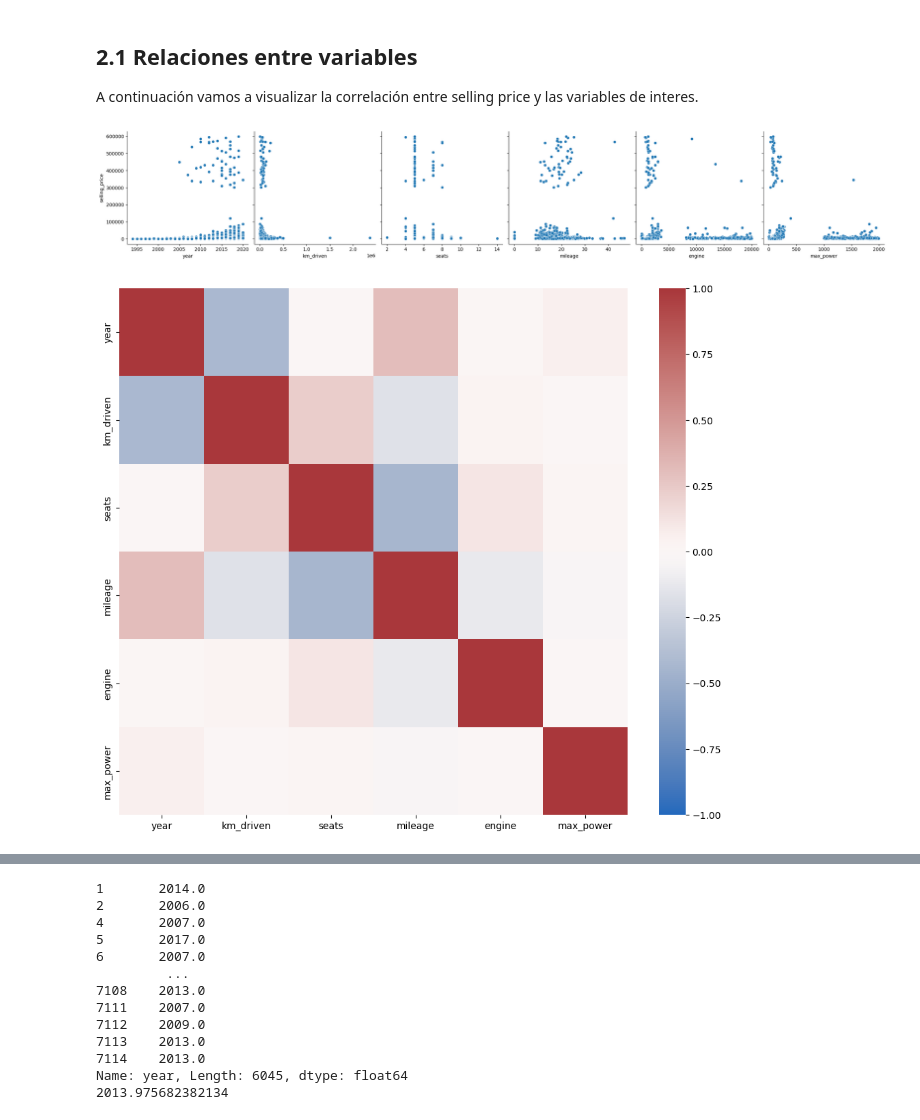
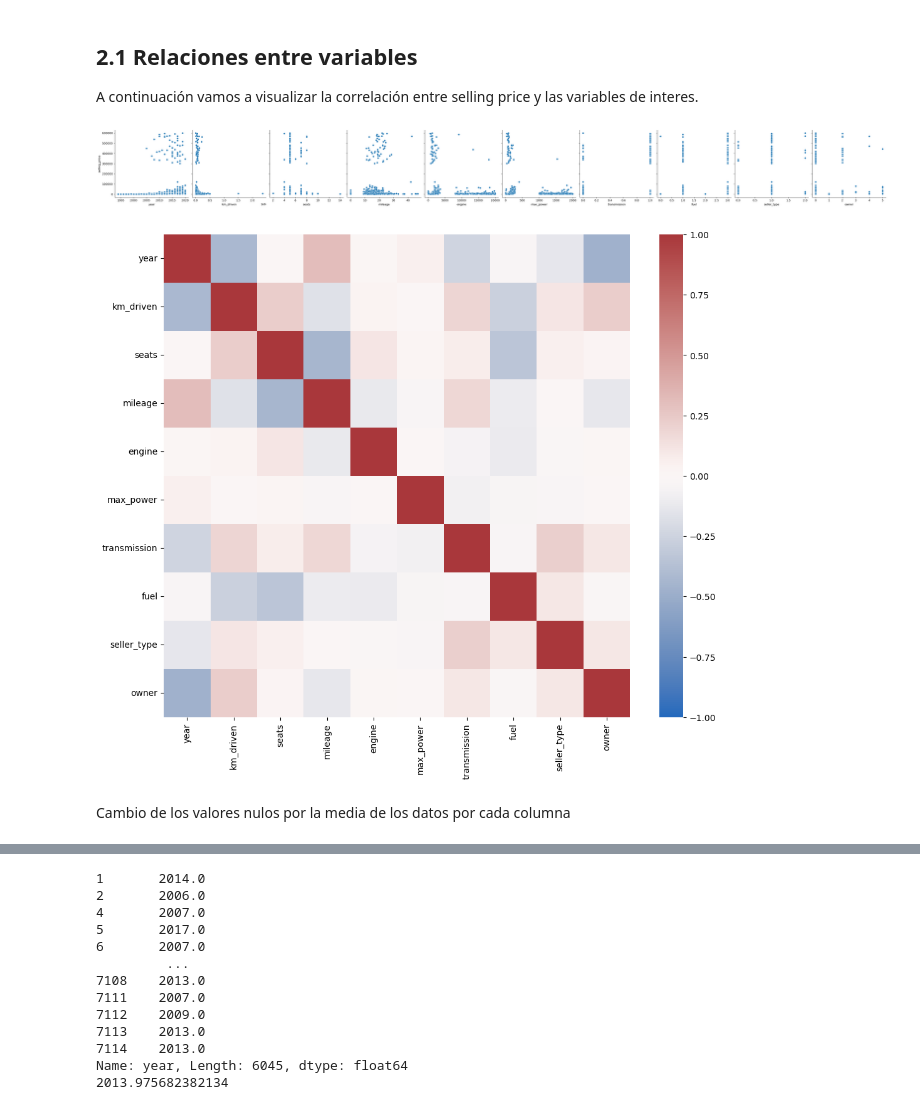
Before and after one commit to Paolaaaaaa/Lab2-Regresion, a Jupyter notebook: Regresion.ipynb, the cells around one changed output, grey strips where cells are left out. Saved outputs shown, nothing was run; the diff lists cells and outputs as text; code cells hidden in the pictures.

```diff
--- a/Regresion.ipynb
+++ b/Regresion.ipynb
@@ -41,5 +43,7 @@ Una variable que siempre tiene que estar es `Selling_price`, ya que la intenció
 
 Para esto solo se ha seleccionado variables numericas.
 # %%
-variables_interes = ['year', 'km_driven', 'seats', 'mileage', 'engine','max_power']
+variables_interes = ['year', 'km_driven', 'seats', 'mileage', 'engine','max_power','transmission','fuel','seller_type','owner']
+
+df_vehiculos_t = df_vehiculos.copy()
 # %%
@@ -55 +63,15 @@ max_power        0.037667
 dtype: float64
+# %%
+encoder = LabelEncoder()
+df_vehiculos_t["owner"] = encoder.fit_transform(df_vehiculos_t["owner"])
+print(encoder.classes_)
+df_vehiculos_t["seller_type"] = encoder.fit_transform(df_vehiculos_t["seller_type"])
+print(encoder.classes_)
+
+df_vehiculos_t["fuel"] = encoder.fit_transform(df_vehiculos_t["fuel"])
+print(encoder.classes_)
+
+df_vehiculos_t["transmission"] = encoder.fit_transform(df_vehiculos_t["transmission"])
+print(encoder.classes_)
+
+df_vehiculos_t.sample(5)
@@ -57,14 +91,16 @@ dtype: float64
 ## 2.1 Relaciones entre variables
 A continuación vamos a visualizar la correlación entre selling price y las variables de interes.
 # %%
-sns.pairplot(df_vehiculos, height = 4, y_vars = 'selling_price', x_vars = variables_interes, kind = 'scatter')
+sns.pairplot(df_vehiculos_t, height = 4, y_vars = 'selling_price', x_vars = variables_interes, kind = 'scatter')
 plt.show()
 # %% [output]
-[figure, old version]
+[figure, new version]
 # %%
 plt.figure(figsize = (12, 10))
-sns.heatmap(df_vehiculos[variables_interes].corr(), cmap = 'vlag', vmin = -1, vmax = 1)
+sns.heatmap(df_vehiculos_t[variables_interes].corr(), cmap = 'vlag', vmin = -1, vmax = 1)
 plt.show()
 # %% [output]
-[figure, old version]
+[figure, new version]
+# %% [markdown]
+Cambio de los valores nulos por la media de los datos por cada columna
 # %%
```
Also changed, not shown: parts of 38 cells of this notebook.
